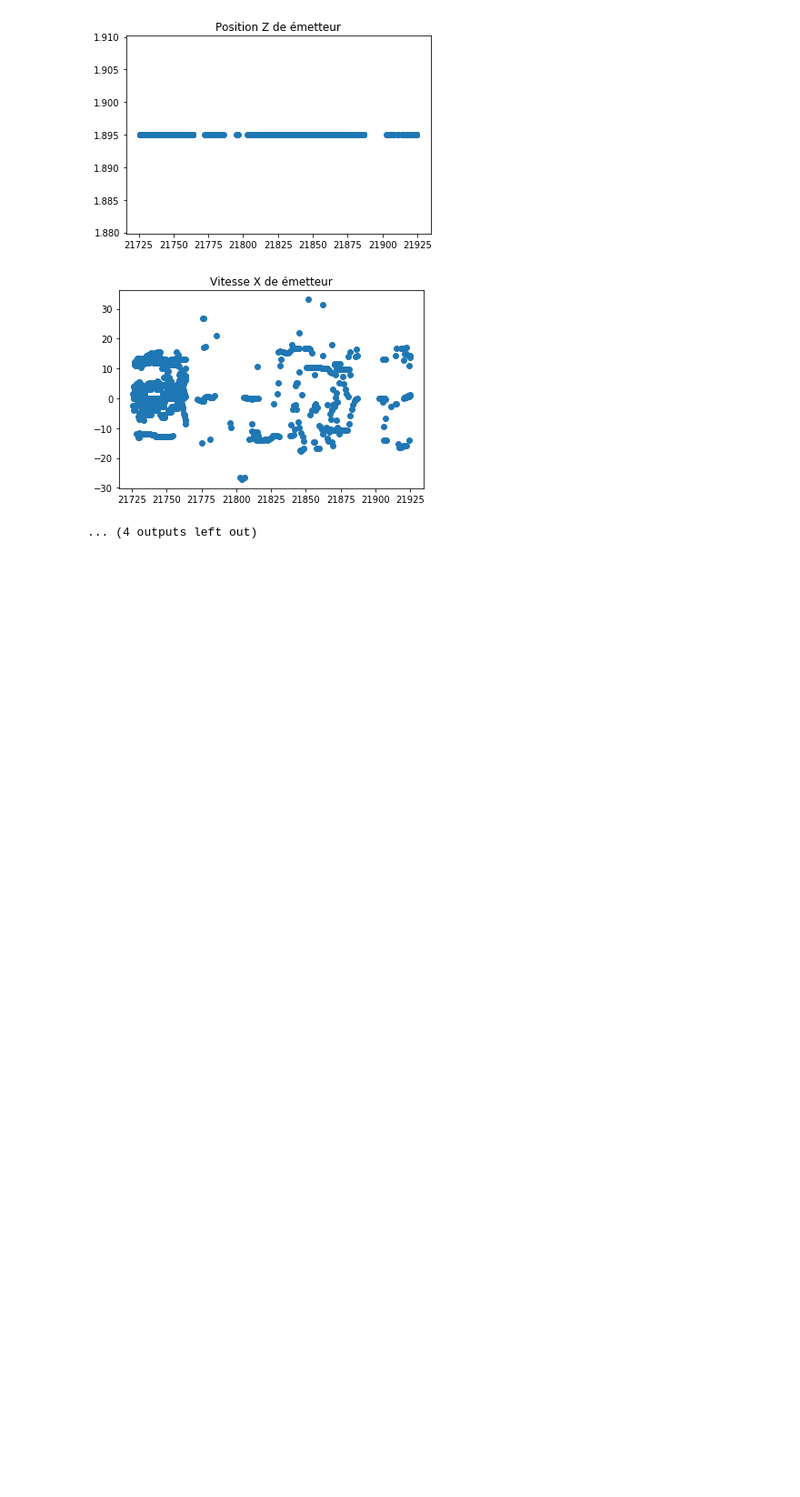
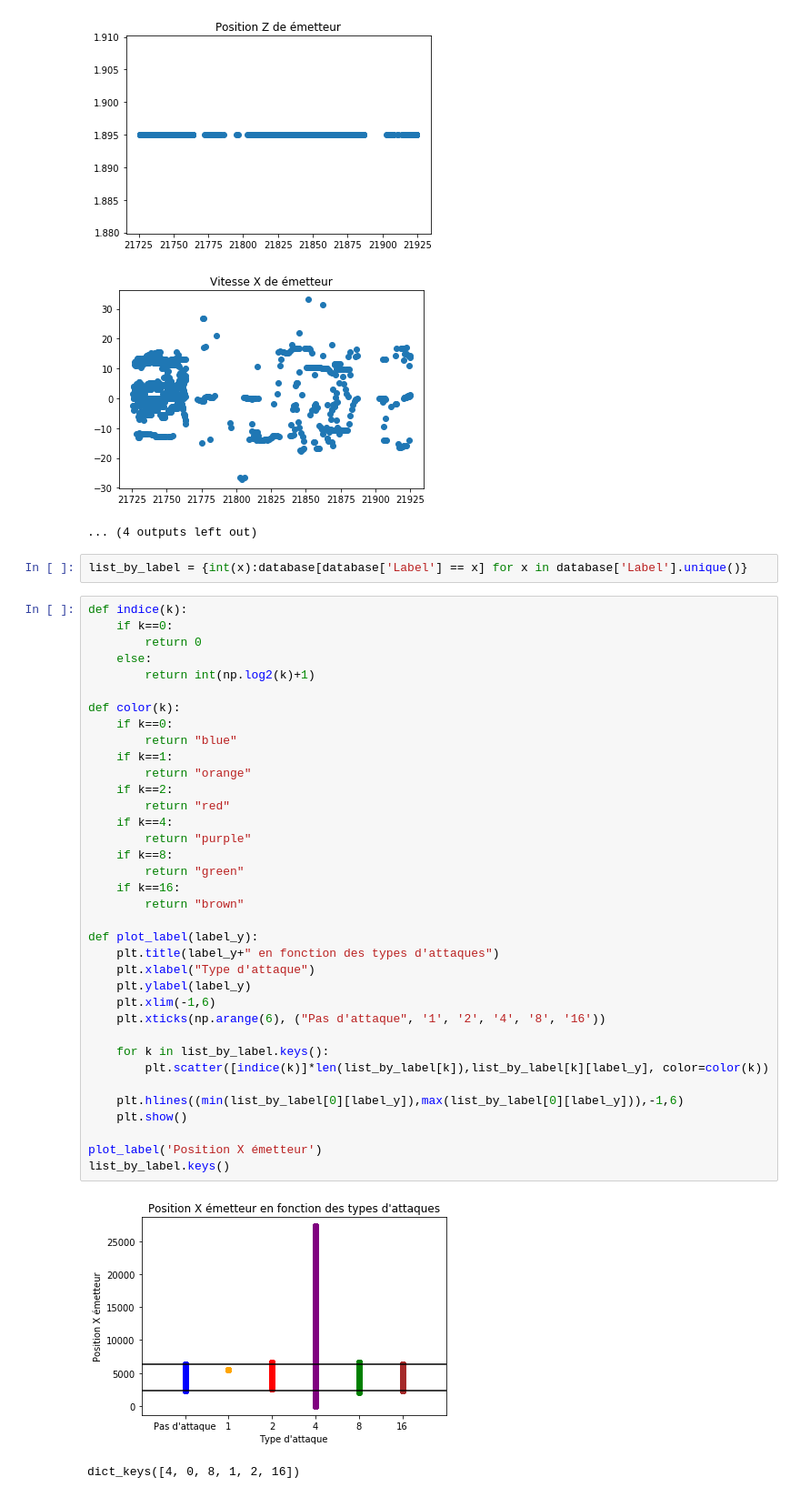
Before and after one commit to rguilloteau/SR2I208, a Jupyter notebook: Projet.ipynb, the cells around one changed output. Shown: that part at 91% size. Drawn from its saved outputs; the diff is of its cells as text; blank space fills up the shorter version.

```diff
--- a/Projet.ipynb
+++ b/Projet.ipynb
@@ -137,3 +137,44 @@ for i in range(len(columns)):
 [figure]
 [figure]
 ... (4 outputs left out)
+# %%
+list_by_label = {int(x):database[database['Label'] == x] for x in database['Label'].unique()}
+# %%
+def indice(k):
+    if k==0:
+        return 0
+    else:
+        return int(np.log2(k)+1)
+
+def color(k):
+    if k==0:
+        return "blue"
+    if k==1:
+        return "orange"
+    if k==2:
+        return "red"
+    if k==4:
+        return "purple"
+    if k==8:
+        return "green"
+    if k==16:
+        return "brown"
+
+def plot_label(label_y):
+    plt.title(label_y+" en fonction des types d'attaques")
+    plt.xlabel("Type d'attaque")
+    plt.ylabel(label_y)
+    plt.xlim(-1,6)
+    plt.xticks(np.arange(6), ("Pas d'attaque", '1', '2', '4', '8', '16'))
+
+    for k in list_by_label.keys():
+        plt.scatter([indice(k)]*len(list_by_label[k]),list_by_label[k][label_y], color=color(k))
+
+    plt.hlines((min(list_by_label[0][label_y]),max(list_by_label[0][label_y])),-1,6)
+    plt.show()
+
+plot_label('Position X émetteur')
+list_by_label.keys()
+# %% [output]
+[figure, added]
+dict_keys([4, 0, 8, 1, 2, 16])
```
Also changed, not shown: parts of 2 cells of this notebook, 1 other file.
